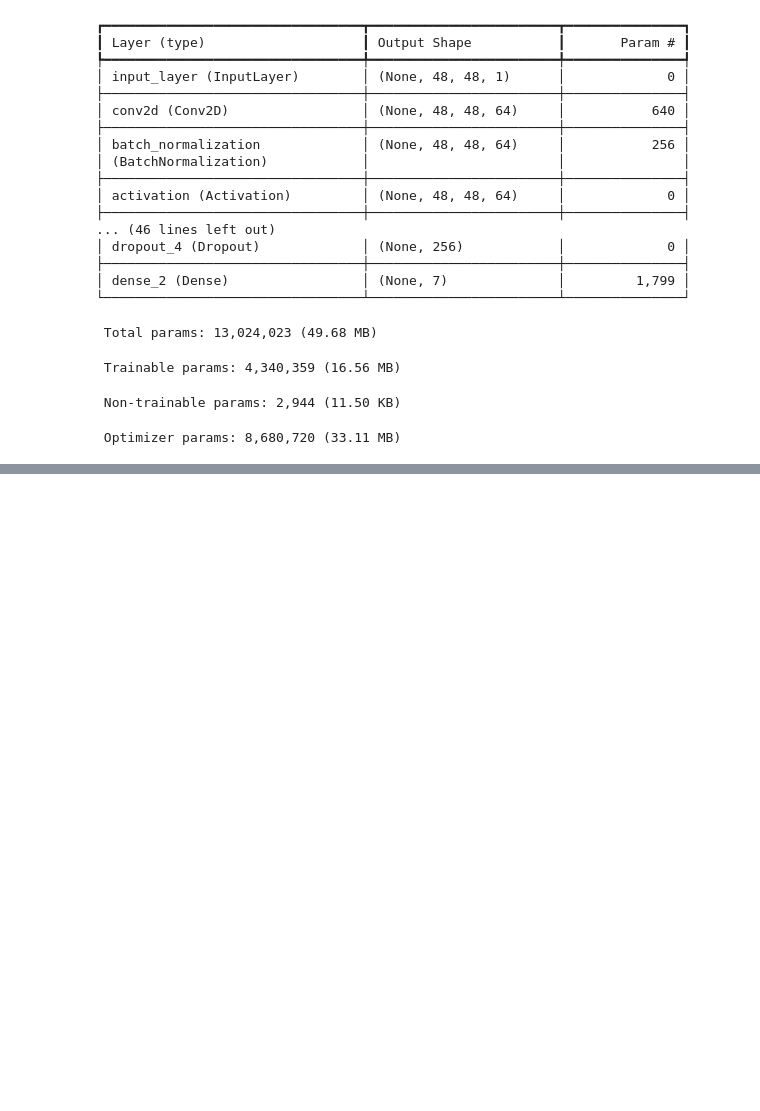
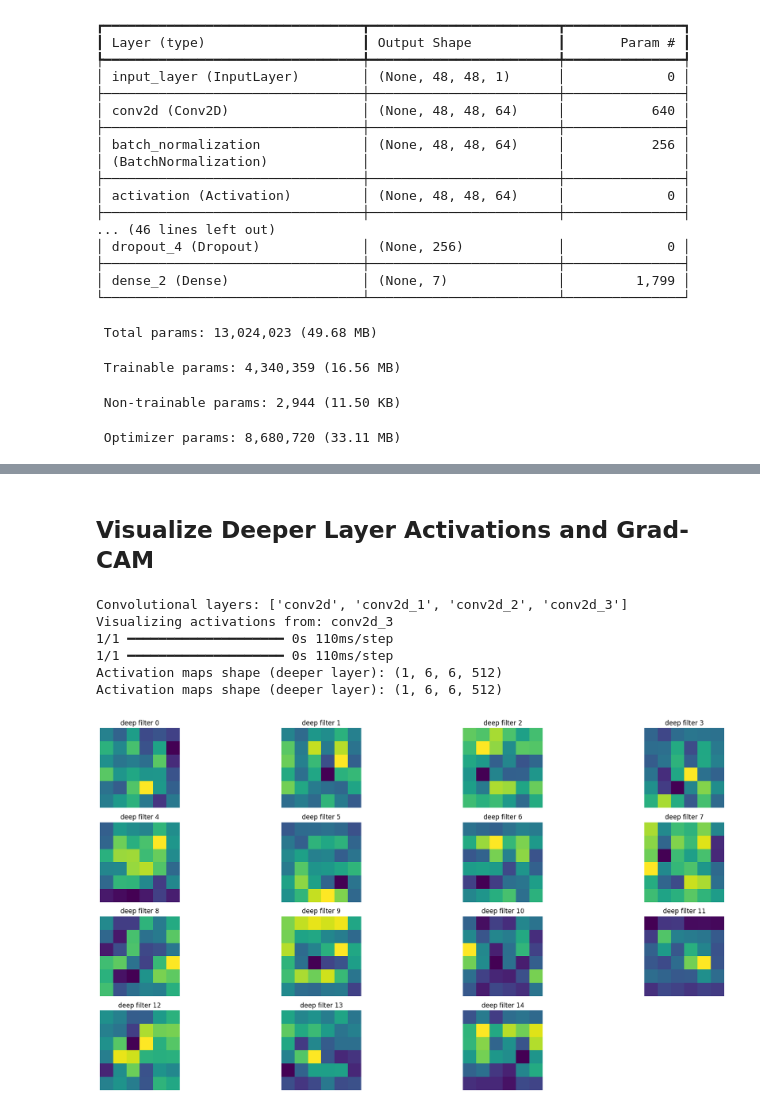
Before and after one commit to shashankP05/emotion-activation-visualization, a Jupyter notebook: anaconda_projects/Visualization_layer.ipynb, the cells around one changed output, grey strips where cells are left out. Drawn from its saved outputs; the diff is of its cells as text; code cells hidden in the pictures; blank space fills up the shorter version.

```diff
--- a/anaconda_projects/Visualization_layer.ipynb
+++ b/anaconda_projects/Visualization_layer.ipynb
@@ -60,0 +65,32 @@ plt.show()
+# %% [markdown]
+## Visualize Deeper Layer Activations and Grad-CAM
+# %%
+# Visualizing deeper convolutional layers
+conv_layers = [layer.name for layer in model.layers if 'conv' in layer.name]
+print('Convolutional layers:', conv_layers)
+
+# Choose the last conv layer
+last_conv_layer_name = conv_layers[-1]
+print('Visualizing activations from:', last_conv_layer_name)
+
+intermediate_layer_model_deep = Model(inputs=model.input, outputs=model.get_layer(last_conv_layer_name).output)
+activation_maps_deep = intermediate_layer_model_deep.predict(img)
+print('Activation maps shape (deeper layer):', activation_maps_deep.shape)
+
+n_filters_deep = activation_maps_deep.shape[-1]
+plt.figure(figsize=(20,10))
+for i in range(min(15, n_filters_deep)):
+    plt.subplot(4,4, i+1)
+    plt.imshow(activation_maps_deep[0,:,:,i], cmap='viridis')
+    plt.title(f'deep filter {i}')
+    plt.axis('off')
+plt.tight_layout()
+plt.show()
+# %% [output]
+Convolutional layers: ['conv2d', 'conv2d_1', 'conv2d_2', 'conv2d_3']
+Visualizing activations from: conv2d_3
+1/1 ━━━━━━━━━━━━━━━━━━━━ 0s 110ms/step
+1/1 ━━━━━━━━━━━━━━━━━━━━ 0s 110ms/step
+Activation maps shape (deeper layer): (1, 6, 6, 512)
+Activation maps shape (deeper layer): (1, 6, 6, 512)
+[figure, added]
```
Also changed, not shown: parts of 5 cells of this notebook, 2 other files.
